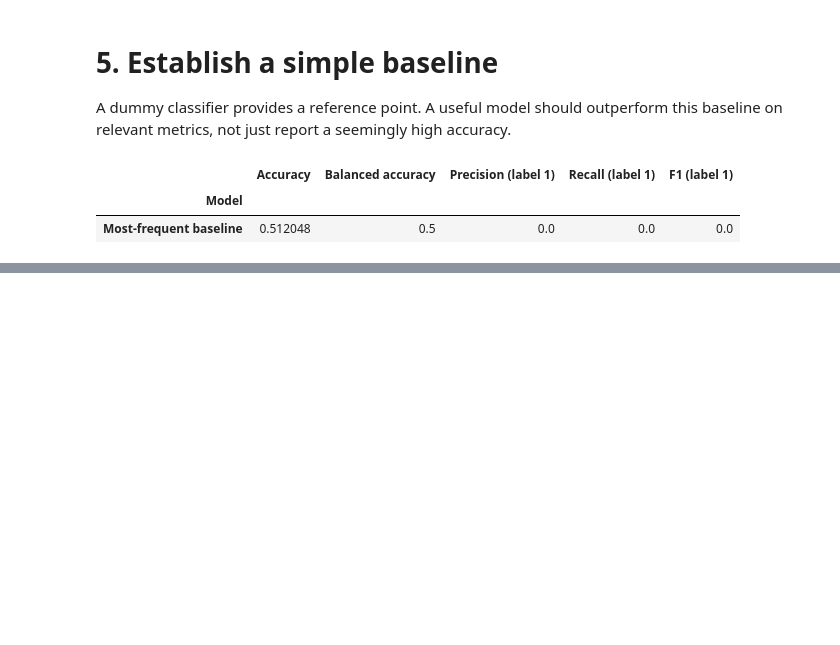
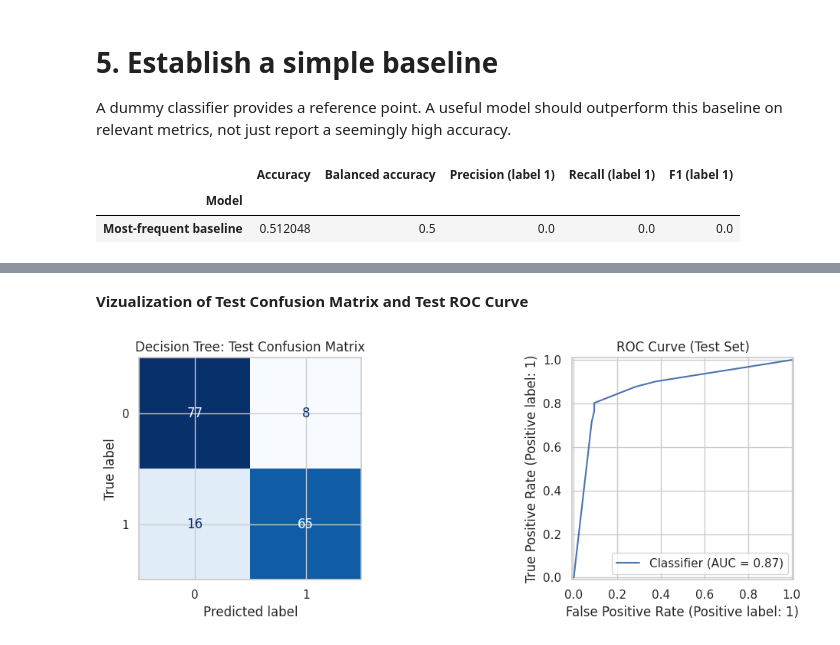
Before and after one commit to Jahura7/Mammographic_Mass_Classification_with_a_Decision_Tree, a Jupyter notebook: Mammographic_Mass_Classification_with_a_Decision_Tree.ipynb, the cells around one changed output, grey strips where cells are left out. Cells and saved outputs as stored; diff of their text form; code cells hidden in the pictures; blank space fills up the shorter version.

Commit message:
Model Evaluation, Visualization, Limitation, Conclusion

```diff
--- a/Mammographic_Mass_Classification_with_a_Decision_Tree.ipynb
+++ b/Mammographic_Mass_Classification_with_a_Decision_Tree.ipynb
@@ -288,0 +376,16 @@ display(pd.DataFrame([baseline_results]).set_index("Model"))
+# %%
+y_pred = best_model.predict(X_test)
+
+test_results = pd.DataFrame([{
+    "Accuracy": accuracy_score(y_test, y_pred),
+    "Balanced accuracy": balanced_accuracy_score(y_test, y_pred),
+    "Precision (label 1)": precision_score(y_test, y_pred, pos_label=1, zero_division=0),
+    "Recall (label 1)": recall_score(y_test, y_pred, pos_label=1, zero_division=0),
+    "F1 (label 1)": f1_score(y_test, y_pred, pos_label=1, zero_division=0),
+}]).T.rename(columns={0: "Test score"})
+
+if hasattr(best_model, "predict_proba"):
+    y_prob = best_model.predict_proba(X_test)[:, list(best_model.named_steps["classifier"].classes_).index(1)]
+    test_results.loc["ROC-AUC"] = roc_auc_score(y_test, y_prob)
+
+display(test_results.round(4))
@@ -288,0 +414,21 @@ display(pd.DataFrame([baseline_results]).set_index("Model"))
+# %% [markdown]
+**Vizualization of Test Confusion Matrix and Test ROC Curve**
+# %%
+fig, axes = plt.subplots(1, 2, figsize=(12, 4))
+
+ConfusionMatrixDisplay.from_predictions(
+    y_test, y_pred, labels=[0, 1], cmap="Blues", colorbar=False, ax=axes[0]
+)
+axes[0].set_title("Decision Tree: Test Confusion Matrix")
+
+if hasattr(best_model, "predict_proba"):
+    RocCurveDisplay.from_predictions(y_test, y_prob, ax=axes[1])
+    axes[1].set_title("ROC Curve (Test Set)")
+else:
+    axes[1].axis("off")
+    axes[1].text(0.5, 0.5, "Probability estimates unavailable", ha="center", va="center")
+
+plt.tight_layout()
+plt.show()
+# %% [output]
+[figure, added]
```
Also changed, not shown: parts of 16 cells of this notebook.
